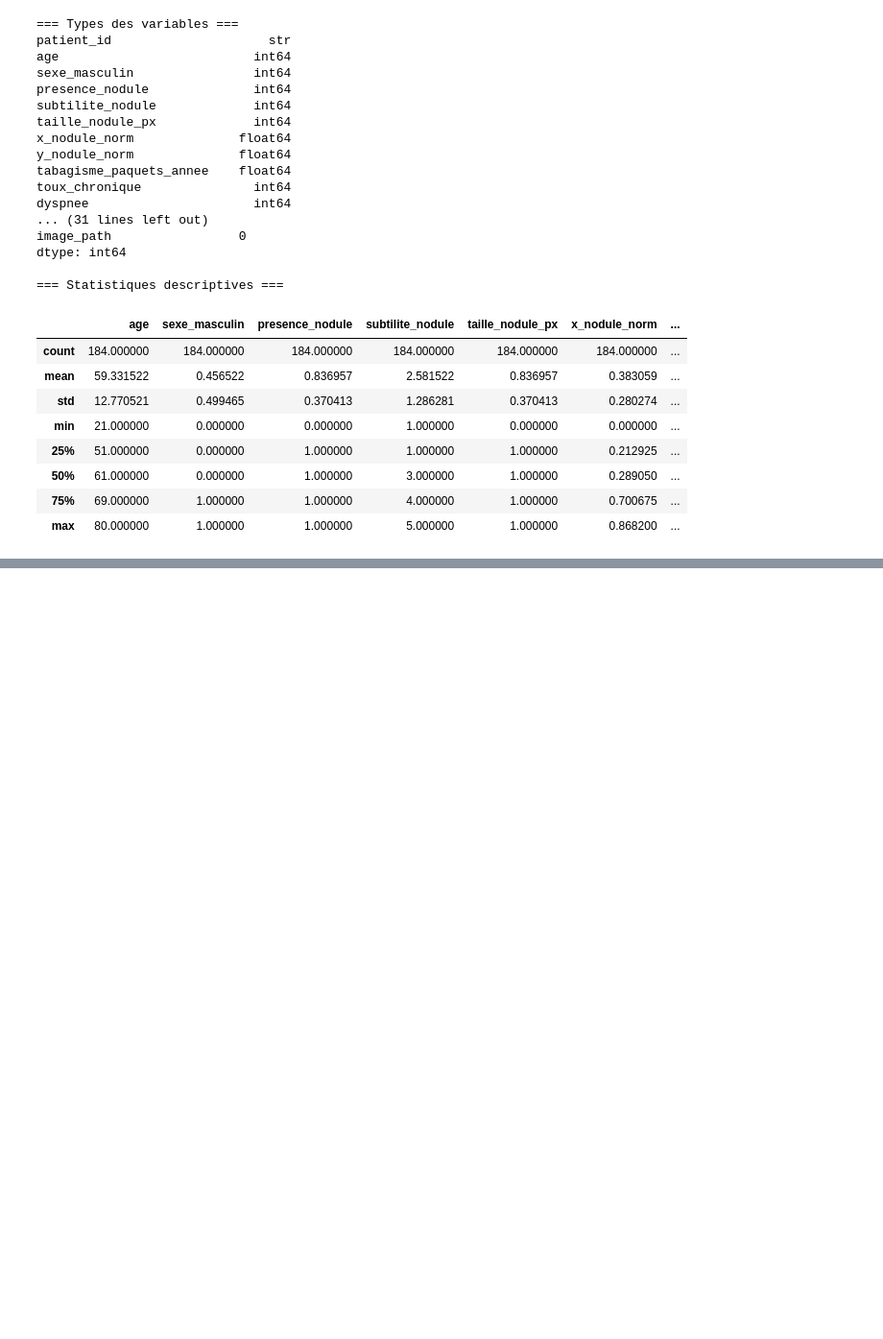
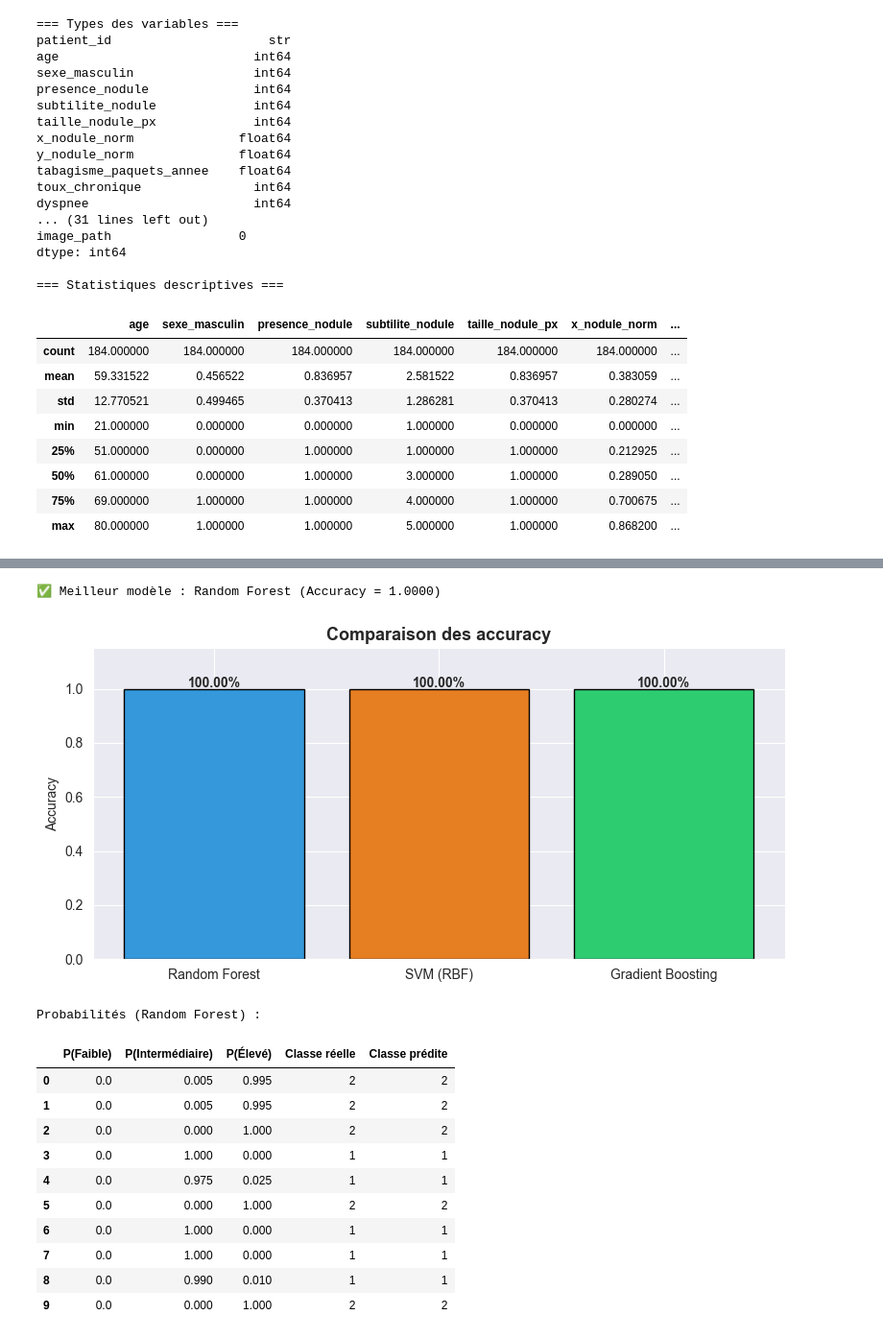
Before and after one commit to Oumarjalloh/D-tection-du-cancer-pulmonaire, a Jupyter notebook: tp_cancer.ipynb, the cells around one changed output, grey strips where cells are left out. Shown at 96% size. Cells and saved outputs as stored; diff of their text form; code cells hidden in the pictures; blank space fills up the shorter version.

```diff
--- a/tp_cancer.ipynb
+++ b/tp_cancer.ipynb
@@ -116,0 +213,42 @@ plt.show()
+# %%
+best_name = max(results, key=lambda k: results[k]['accuracy'])
+best_model = results[best_name]['model']
+print(f"✅ Meilleur modèle : {best_name} (Accuracy = {results[best_name]['accuracy']:.4f})")
+
+# Barplot comparatif
+plt.figure(figsize=(8, 4))
+names = list(results.keys())
+accs = [results[n]['accuracy'] for n in names]
+colors = ['#3498db', '#e67e22', '#2ecc71']
+bars = plt.bar(names, accs, color=colors, edgecolor='black')
+for bar, acc in zip(bars, accs):
+    plt.text(bar.get_x() + bar.get_width()/2, bar.get_height() + 0.005,
+             f'{acc:.2%}', ha='center', fontweight='bold')
+plt.ylim(0, 1.15)
+plt.title('Comparaison des accuracy', fontsize=13, fontweight='bold')
+plt.ylabel('Accuracy')
+plt.tight_layout()
+plt.show()
+
+# Probabilités de prédiction
+proba_test = best_model.predict_proba(X_test_scaled)
+proba_df = pd.DataFrame(proba_test, columns=['P(Faible)', 'P(Intermédiaire)', 'P(Élevé)'])
+proba_df['Classe réelle'] = y_test
+proba_df['Classe prédite'] = results[best_name]['y_pred']
+print(f"\nProbabilités ({best_name}) :")
+proba_df.head(10)
+# %% [output]
+✅ Meilleur modèle : Random Forest (Accuracy = 1.0000)
+[figure, added]
+Probabilités (Random Forest) :
+|  | P(Faible) | P(Intermédiaire) | P(Élevé) | Classe réelle | Classe prédite |
+| 0 | 0.0 | 0.005 | 0.995 | 2 | 2 |
+| 1 | 0.0 | 0.005 | 0.995 | 2 | 2 |
+| 2 | 0.0 | 0.000 | 1.000 | 2 | 2 |
+| 3 | 0.0 | 1.000 | 0.000 | 1 | 1 |
+| 4 | 0.0 | 0.975 | 0.025 | 1 | 1 |
+| 5 | 0.0 | 0.000 | 1.000 | 2 | 2 |
+| 6 | 0.0 | 1.000 | 0.000 | 1 | 1 |
+| 7 | 0.0 | 1.000 | 0.000 | 1 | 1 |
+| 8 | 0.0 | 0.990 | 0.010 | 1 | 1 |
+| 9 | 0.0 | 0.000 | 1.000 | 2 | 2 |
```
Also changed, not shown: parts of 7 cells of this notebook, 2 other files.
